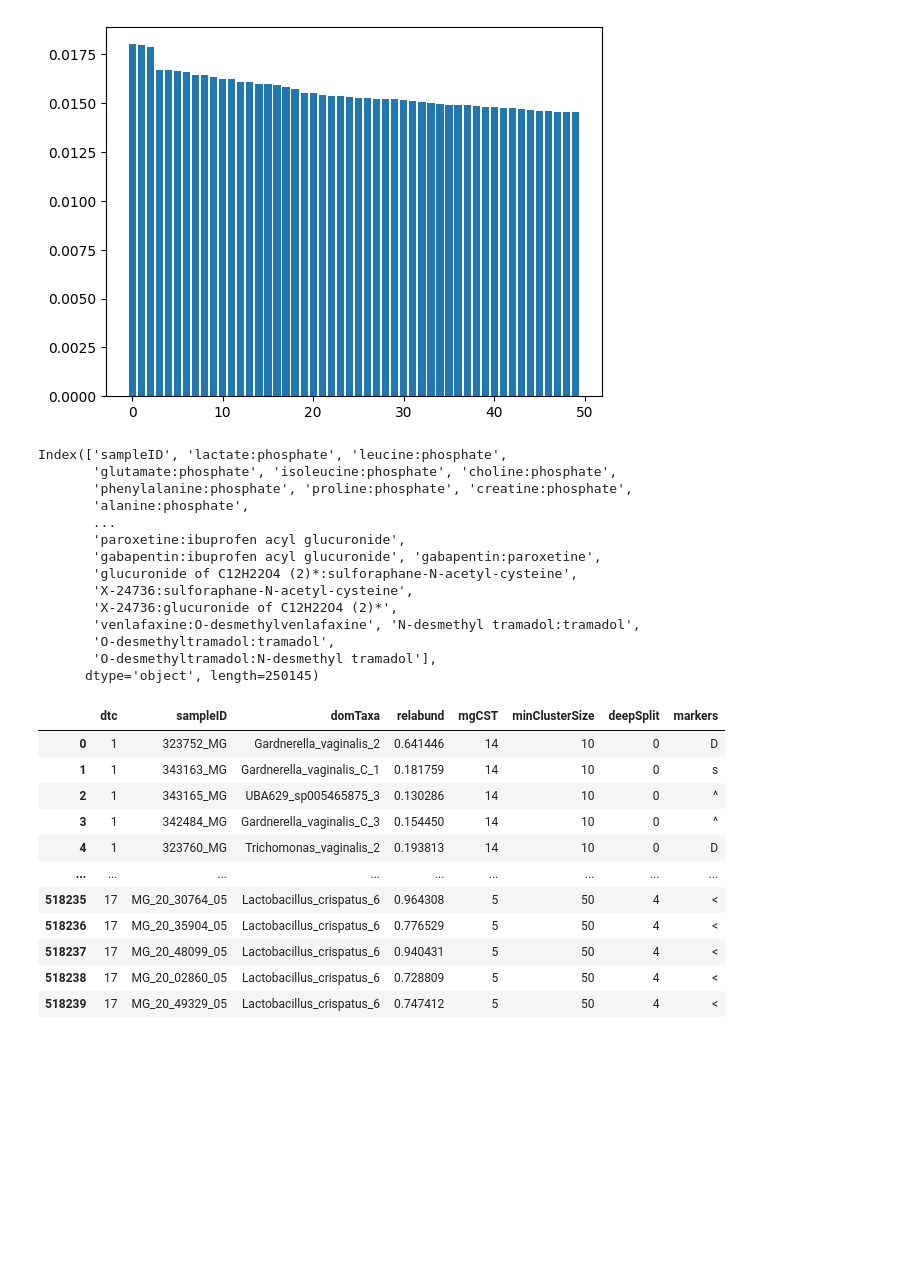
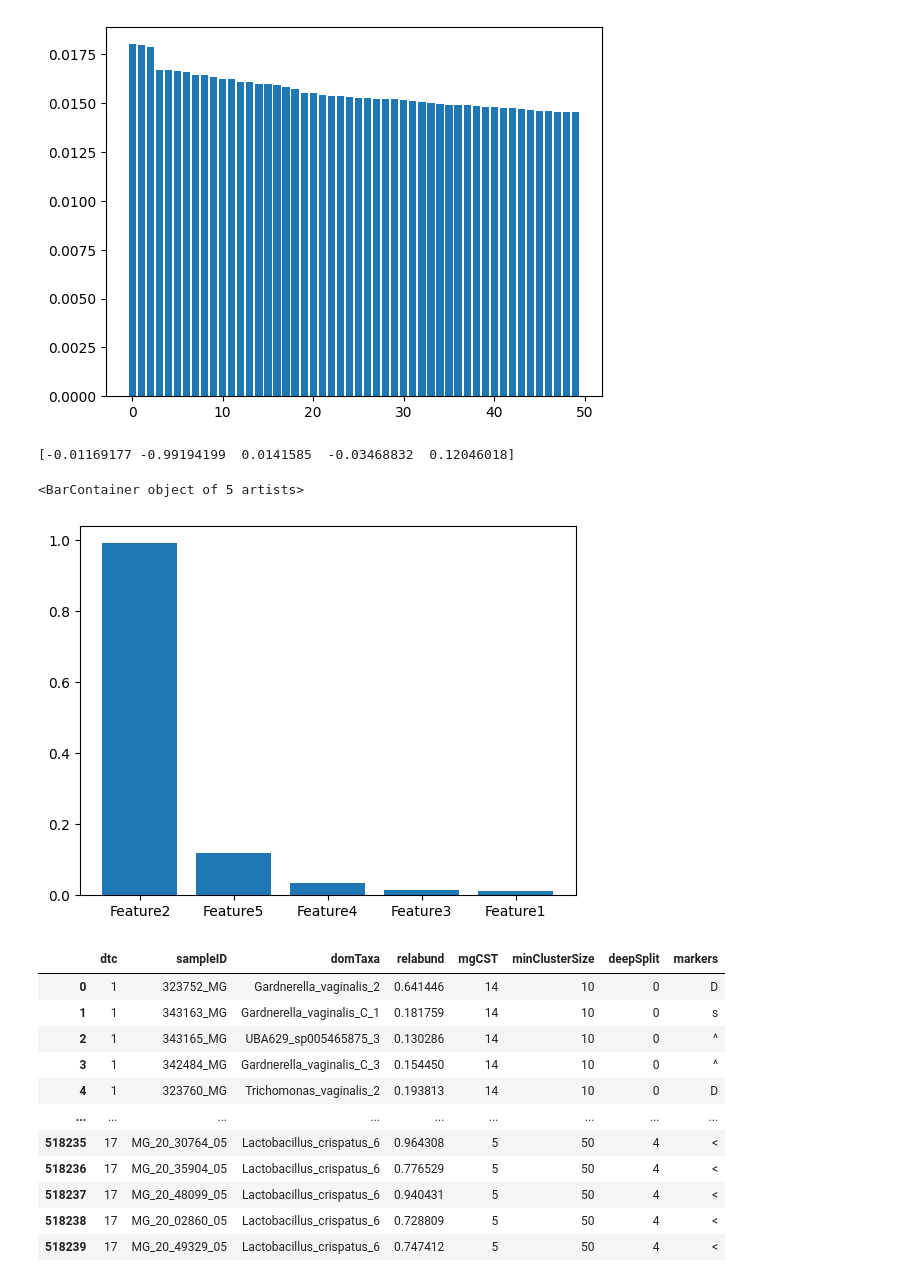
Before and after one commit to AmauryMaros/mgss2, a Jupyter notebook: Python notebooks/draft.ipynb, the cells around one changed output. Saved outputs shown, nothing was run; the diff lists cells and outputs as text; code cells hidden in the pictures; blank space fills up the shorter version.

```diff
--- a/Python notebooks/draft.ipynb
+++ b/Python notebooks/draft.ipynb
@@ -260,23 +245,36 @@ plt.bar(range(top), top_features)
 plt.show()
 # %% [output]
 [figure]
-# %%
-print(log_norm.columns)
-# %% [output]
-Index(['sampleID', 'lactate:phosphate', 'leucine:phosphate',
-       'glutamate:phosphate', 'isoleucine:phosphate', 'choline:phosphate',
-       'phenylalanine:phosphate', 'proline:phosphate', 'creatine:phosphate',
-       'alanine:phosphate',
-       ...
-       'paroxetine:ibuprofen acyl glucuronide',
-       'gabapentin:ibuprofen acyl glucuronide', 'gabapentin:paroxetine',
-       'glucuronide of C12H22O4 (2)*:sulforaphane-N-acetyl-cysteine',
-       'X-24736:sulforaphane-N-acetyl-cysteine',
-       'X-24736:glucuronide of C12H22O4 (2)*',
-       'venlafaxine:O-desmethylvenlafaxine', 'N-desmethyl tramadol:tramadol',
-       'O-desmethyltramadol:tramadol',
-       'O-desmethyltramadol:N-desmethyl tramadol'],
-      dtype='object', length=250145)
+# %%
+import numpy as np
+from sklearn.decomposition import PCA
+
+# Example data
+X = np.array([[0.5, 40, 3, 0.1, 1],
+              [0.11, 10, 3, 0.1, 5],
+              [0.2, 30, 1, 5, 4]])
+
+# Define the feature names
+feature_names = ['Feature1', 'Feature2', 'Feature3', 'Feature4', 'Feature5']
+
+df = pd.DataFrame(data = X, columns=feature_names)
+# # Perform PCA
+pca = PCA(n_components=2)
+pca_df = pca.fit_transform(df)
+
+print(pca.components_[0])
+# Get the explained variance of each principal component
+
+indices = []
+for i in range(len(df.columns)) :
+    index = df.columns[np.where(sorted(abs(pca.components_[0]),reverse=True)[i] == abs(pca.components_[0]))].values[0]
+    indices.append(index)
+
+plt.bar(indices, sorted(abs(pca.components_[0]), reverse=True))
+# %% [output]
+[-0.01169177 -0.99194199  0.0141585  -0.03468832  0.12046018]
+<BarContainer object of 5 artists>
+[figure, added]
 # %%
 import pandas as pd
 
```
Also changed, not shown: parts of 29 cells of this notebook, 6 other files.
